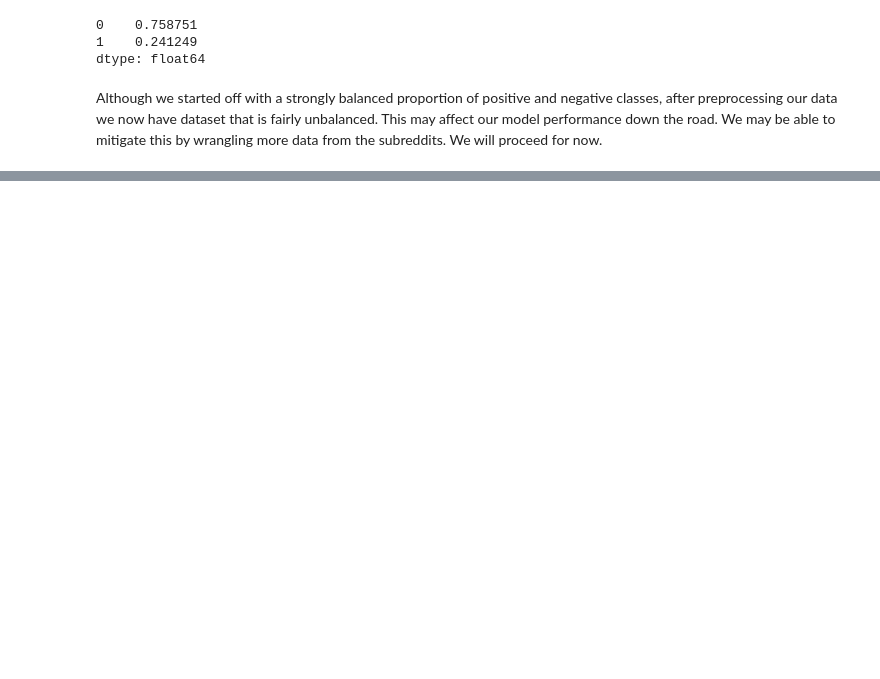
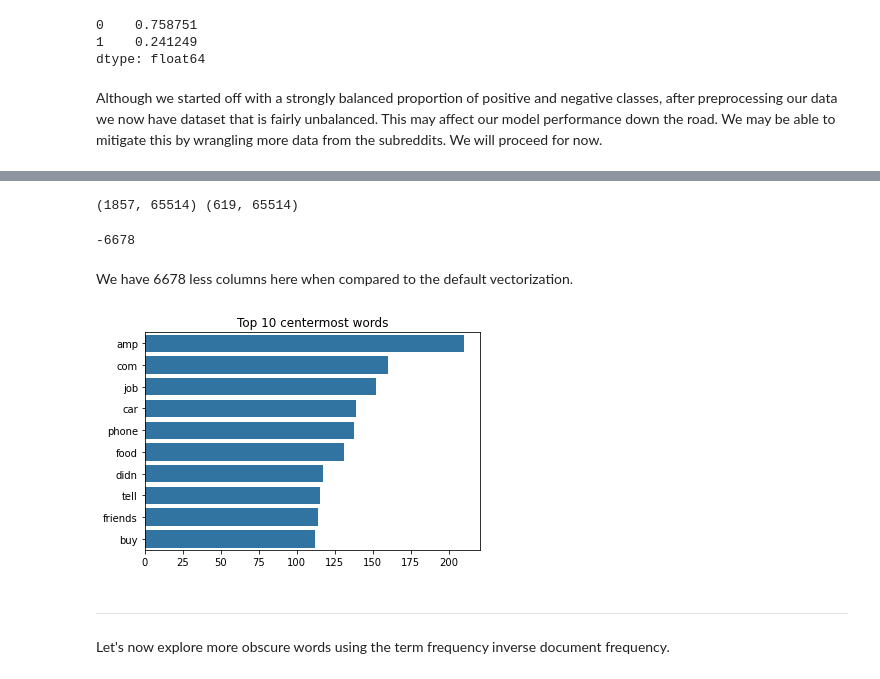
Before and after one commit to Femli/lifehacks_vs_lifeprotips, a Jupyter notebook: code/02_Preprocessing_EDA.ipynb, the cells around one changed output, grey strips where cells are left out. Saved outputs shown, nothing was run; the diff lists cells and outputs as text; code cells hidden in the pictures; blank space fills up the shorter version.

```diff
--- a/code/02_Preprocessing_EDA.ipynb
+++ b/code/02_Preprocessing_EDA.ipynb
@@ -204,0 +310,6 @@ Stored 'stored_data' (dict)
+# %%
+cvec4 = CountVectorizer(stop_words='english', min_df=2, max_df=.05)
+# %%
+X_train_cvec4 = pd.DataFrame(cvec4.fit_transform(X_train).A, columns=cvec4.get_feature_names_out())
+X_test_cvec4 = pd.DataFrame(cvec4.transform(X_test).A, columns=cvec4.get_feature_names_out())
+X_train_cvec4.head(5)
@@ -204,0 +324,23 @@ Stored 'stored_data' (dict)
+# %%
+# verifying column size match
+print(X_train_cvec3.shape, X_test_cvec3.shape)
+# %% [output]
+(1857, 65514) (619, 65514)
+# %%
+X_train_cvec4.shape[1] - X_train_cvec.shape[1]
+# %% [output]
+-6678
+# %% [markdown]
+We have 6678 less columns here when compared to the default vectorization.
+# %%
+cvec4_top_10 = X_train_cvec4.sum().sort_values(ascending=False)[:10]
+# %%
+sns.barplot(y=list(cvec4_top_10.index), x=cvec4_top_10.values, orient='h', color='tab:blue')
+plt.title("Top 10 centermost words")
+#plt.savefig('../images/top_10_cvec4');
+# %% [output]
+[figure, added]
+# %% [markdown]
+----
+# %% [markdown]
+Let's now explore more obscure words using the term frequency inverse document frequency.
```
Also changed, not shown: parts of 111 cells of this notebook, 10 other files.
